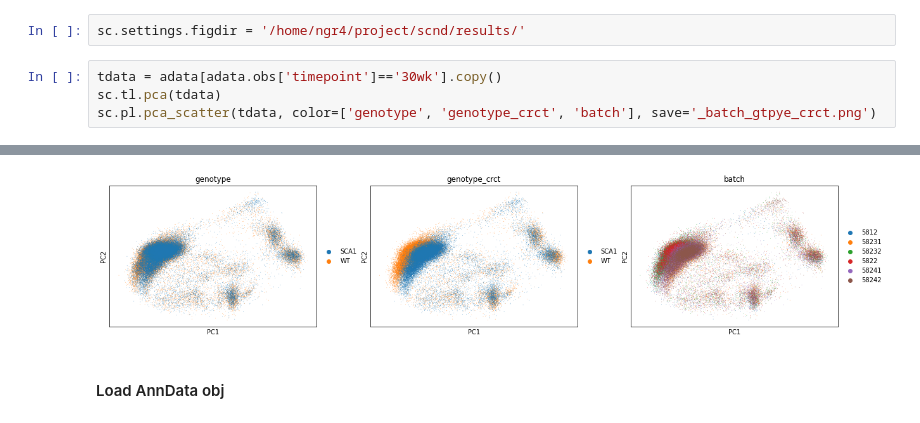
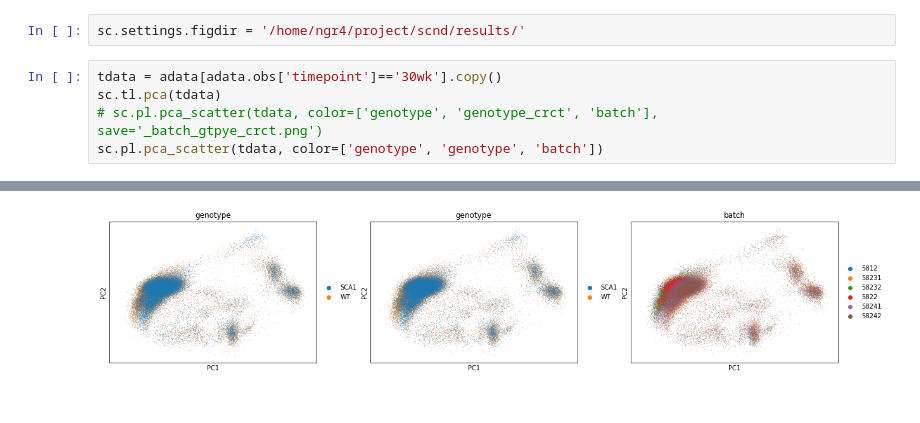
Before and after one commit to nealgravindra/scgat_scnd, a Jupyter notebook: notebooks/crct_genotype_labels.ipynb, the cells around one changed output, grey strips where cells are left out. Drawn from its saved outputs; the diff is of its cells as text.

Commit message:
adding easier data pipeline for experimental runs

```diff
--- a/notebooks/crct_genotype_labels.ipynb
+++ b/notebooks/crct_genotype_labels.ipynb
@@ -175,7 +173,8 @@ sc.settings.figdir = '/home/ngr4/project/scnd/results/'
 # %%
 tdata = adata[adata.obs['timepoint']=='30wk'].copy()
 sc.tl.pca(tdata)
-sc.pl.pca_scatter(tdata, color=['genotype', 'genotype_crct', 'batch'], save='_batch_gtpye_crct.png')
+# sc.pl.pca_scatter(tdata, color=['genotype', 'genotype_crct', 'batch'], save='_batch_gtpye_crct.png')
+sc.pl.pca_scatter(tdata, color=['genotype', 'genotype', 'batch'])
 # %% [output]
 computing PCA
     with n_comps=50
@@ -184,3 +182 @@ WARNING: saving figure to file /home/ngr4/project/scnd/results/pca_batch_gtpye_c
-[figure, old version]
+[figure, new version]
-# %% [markdown]
-#### Load AnnData obj
```
Also changed, not shown: parts of 14 cells of this notebook, 4 other files.
